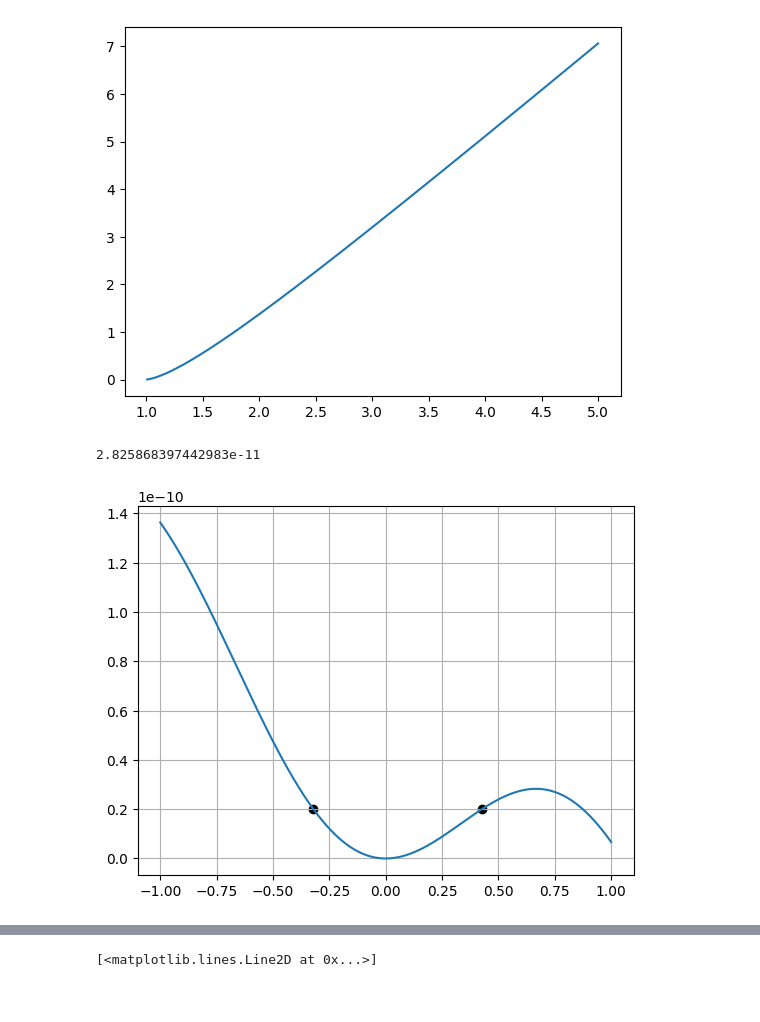
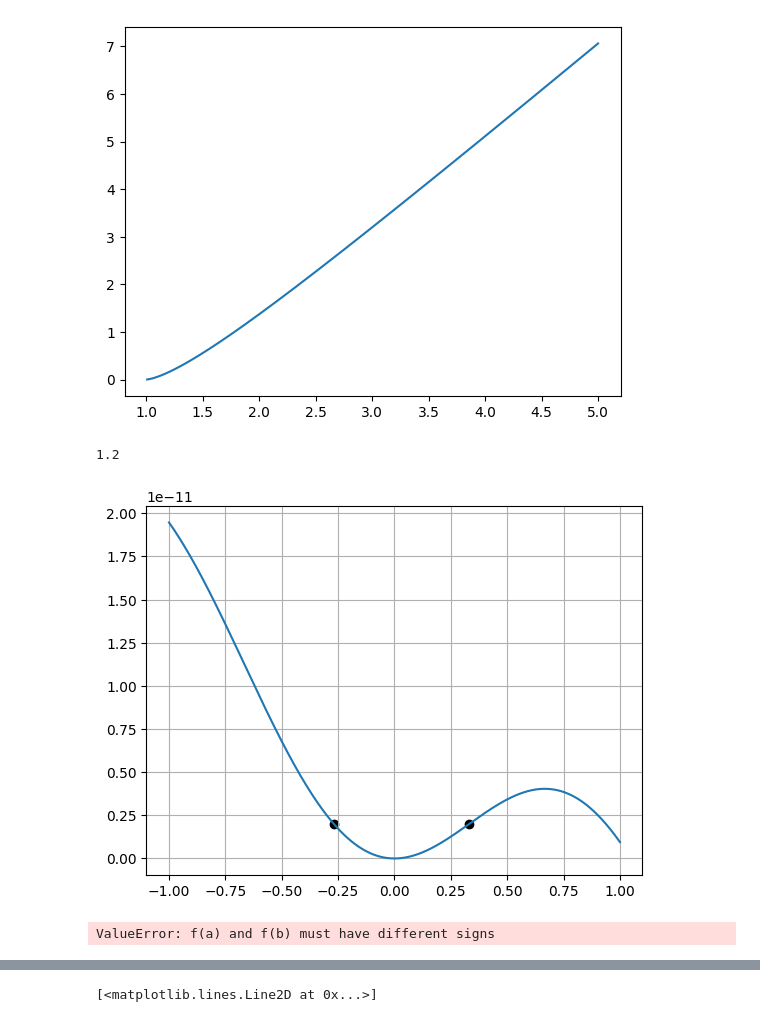
Before and after one commit to Gabriel-Amici/MorseCoulomb, a Jupyter notebook: notebooks/development/classes/class_dev_copy.ipynb, the cells around one changed output, grey strips where cells are left out. Cells and saved outputs as stored; diff of their text form; code cells hidden in the pictures.

```diff
--- a/notebooks/development/classes/class_dev_copy.ipynb
+++ b/notebooks/development/classes/class_dev_copy.ipynb
@@ -489,34 +489,34 @@ plt.plot(qs, aperture_func(qs))
 [<matplotlib.lines.Line2D at 0x...>]
 [figure]
 # %%
-rf1 = RFSinusoid(alpha=7, U0=500, omg=500, k=900, E0=3, V=1000)
-rf1.Phi_max
+rf1 = RFSinusoid(alpha=1, U0=500, omg=500, k=900, E0=3, V=600)
+rf1.q
 # %% [output]
-2.825868397442983e-11
+1.2
 # %%
 tau = np.linspace(-1, 1, 1000)
 
 # plt.plot(tau, rf1.rf_voltage(tau))
 # plt.hlines(rf1.U0, tau[0], tau[-1])
-roots = rf1.return_points(0.2e-10)
+roots = rf1.return_points(0.02e-10)
 plt.plot(tau, rf1.value(tau))
 plt.scatter(roots[0]*1.e9, rf1.value(roots[0]*1.e9), c='black')
 plt.scatter(roots[1]*1.e9, rf1.value(roots[1]*1.e9), c='black')
 # roots = rf1.return_points(0.0005)
 
 # x0 = 1
 
 # left = roots[roots < x0]
 # right = roots[roots > x0]
 
 # t1 = left[-1]
 # t2 = right[0]
 
 # plt.scatter(t1, rf1.value(t1), c="black")
 # plt.scatter(t2, rf1.value(t2), c="black")
 plt.grid()
 # %% [output]
-[figure, old version]
+[figure, new version]
 # %%
 Phi0 = 0.25e-11
 roots = rf1.return_points(Phi0)
@@ -524,3 +524,5 @@ roots = rf1.return_points(Phi0)
 taus = np.linspace(*roots, 1000)*1.e9
 
 eps = (np.sqrt(2)*rf1.E0/rf1.alpha)*(Phi0 - rf1.value(taus))**(1/2)
+# %% [output]
+ValueError: f(a) and f(b) must have different signs
```
Also changed, not shown: parts of 8 cells of this notebook.
